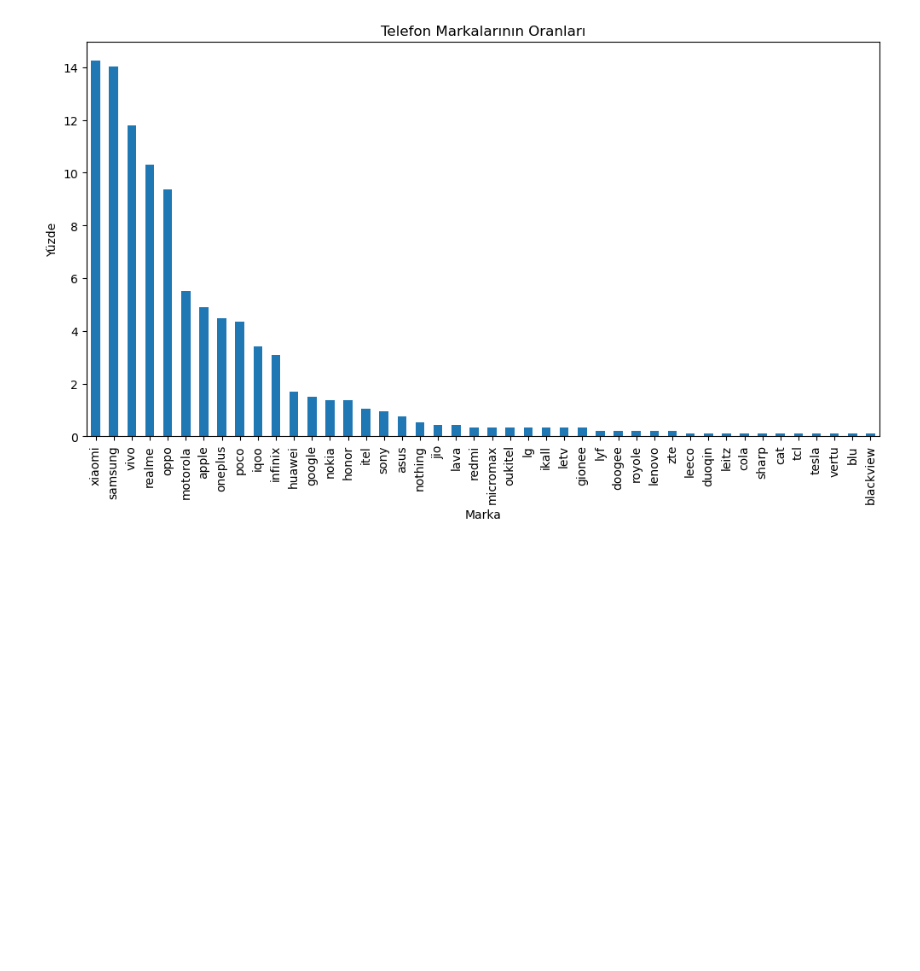
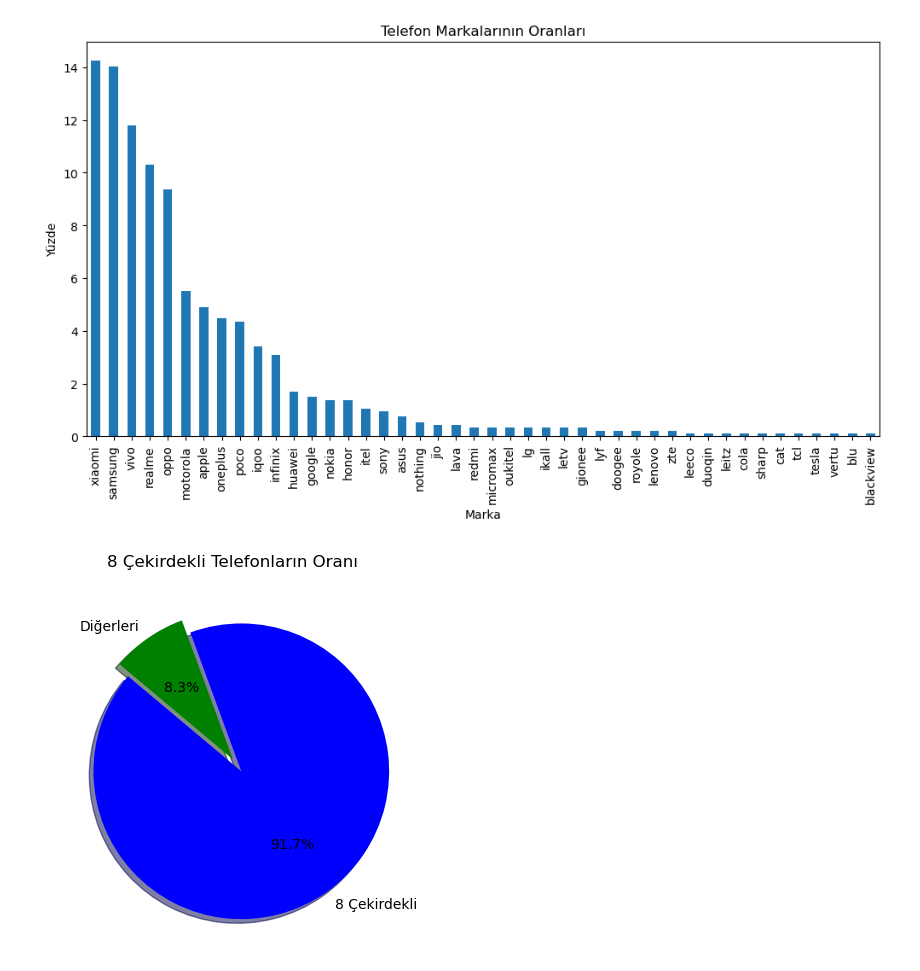
Before and after one commit to meteulken/Kodluyoruz-HiKod_02, a Jupyter notebook: Week5/odev1/Exercise01.ipynb, the cells around one changed output. Saved outputs shown, nothing was run; the diff lists cells and outputs as text; code cells hidden in the pictures; blank space fills up the shorter version.

```diff
--- a/Week5/odev1/Exercise01.ipynb
+++ b/Week5/odev1/Exercise01.ipynb
@@ -38,4 +73,21 @@ plt.ylabel('Yüzde')
 plt.show()
 # %% [output]
 [figure]
+# %%
+sekiz_coreli = veri[veri['num_cores'] == 8]
+
+digertelefonlar = veri[veri['num_cores'] != 8]
+
+sekiz_coreli_sayısı = len(sekiz_coreli)
+digertelefonlar_sayısı = len(digertelefonlar)
+
+labels = ['8 Çekirdekli', 'Diğerleri']
+sizes = [sekiz_coreli_sayısı, digertelefonlar_sayısı]
+colors = ['blue', 'green']
+explode = (0.1, 0)
+plt.pie(sizes, explode=explode, labels=labels, colors=colors, autopct='%1.1f%%', shadow=True, startangle=140)
+plt.title('8 Çekirdekli Telefonların Oranı')
+plt.show()
+# %% [output]
+[figure, added]
 # %%
```
Also changed, not shown: parts of 8 cells of this notebook.
